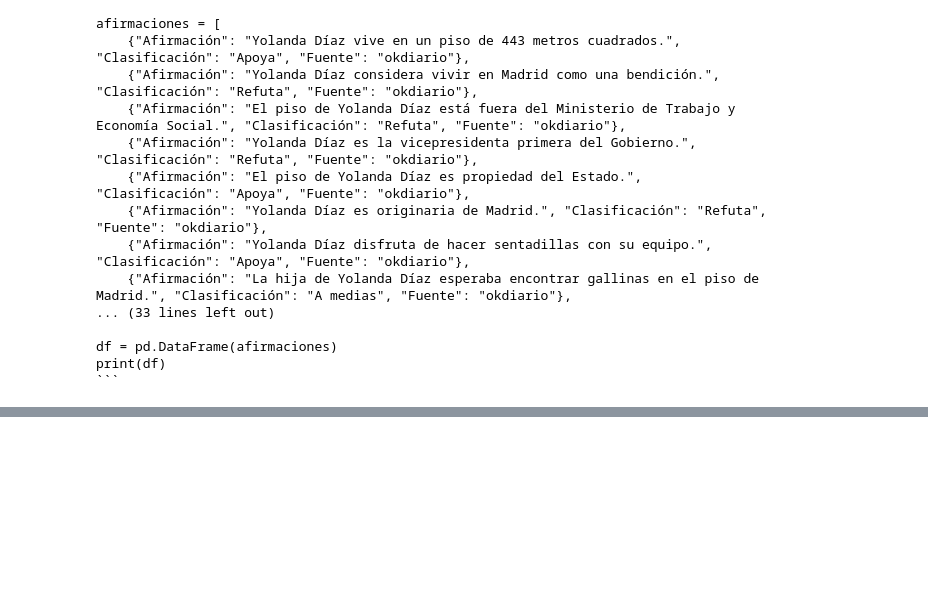
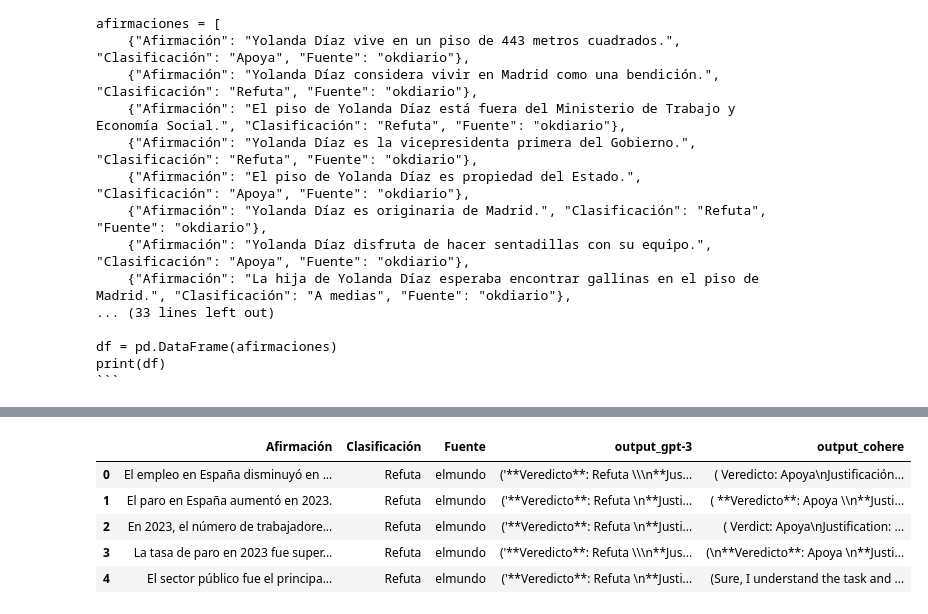
Before and after one commit to bandreibal/viu_fact-checking-press, a Jupyter notebook: 2-evaluation.ipynb, the cells around one changed output, grey strips where cells are left out. Cells and saved outputs as stored; diff of their text form; code cells hidden in the pictures; blank space fills up the shorter version.

```diff
--- a/2-evaluation.ipynb
+++ b/2-evaluation.ipynb
@@ -194,0 +239,13 @@ print(df)
+# %%
+from utils.funciones import consulta
+
+generated_outputs = []
+
+for index, row in eval_df.iterrows():
+    claim = row['Afirmación']
+
+    generated_text = consulta(claim, vectorstore, model="gpt-3.5-turbo-0125", news=['abc', 'elplural', 'elmundo', 'okdiario'])
+    generated_outputs.append(generated_text)
+    print(len(generated_outputs))
+
+eval_df['output_gpt-3'] = generated_outputs
@@ -194,0 +341,10 @@ print(df)
+# %%
+display(eval_df.head(5))
+eval_df.to_csv('eval_cohere.csv')
+# %% [output]
+|  | Afirmación | Clasificación | Fuente | output_gpt-3 | output_cohere |
+| 0 | El empleo en España disminuyó en ... | Refuta | elmundo | ('**Veredicto**: Refuta \\\n**Jus... | ( Veredicto: Apoya\nJustificación... |
+| 1 | El paro en España aumentó en 2023. | Refuta | elmundo | ('**Veredicto**: Refuta \n**Justi... | ( **Veredicto**: Apoya \\n**Justi... |
+| 2 | En 2023, el número de trabajadore... | Refuta | elmundo | ('**Veredicto**: Refuta \n**Justi... | ( Verdict: Apoya\nJustification: ... |
+| 3 | La tasa de paro en 2023 fue super... | Refuta | elmundo | ('**Veredicto**: Refuta \\\n**Jus... | (\n**Veredicto**: Apoya \n**Justi... |
+| 4 | El sector público fue el principa... | Refuta | elmundo | ('**Veredicto**: Refuta \n**Justi... | (Sure, I understand the task and ... |
```
Also changed, not shown: parts of 13 cells of this notebook, 5 other files.
